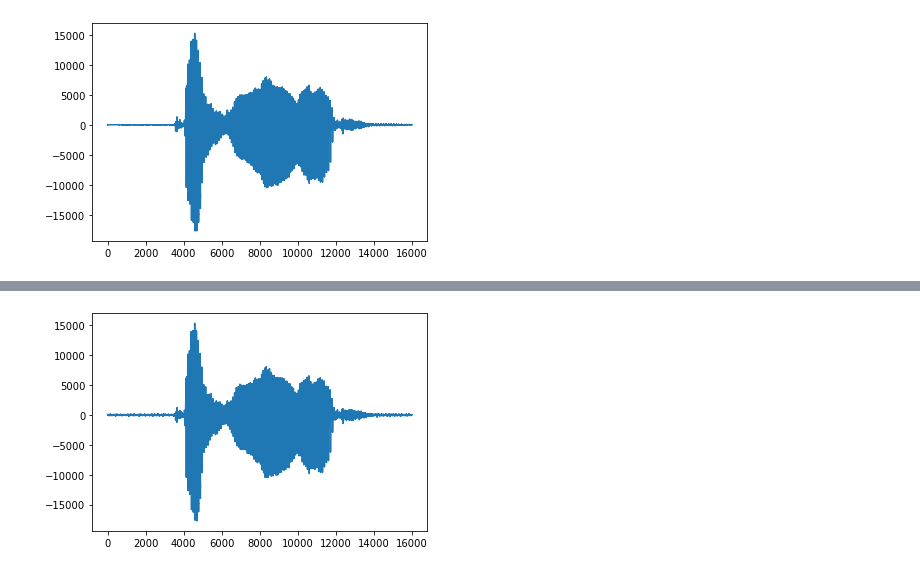
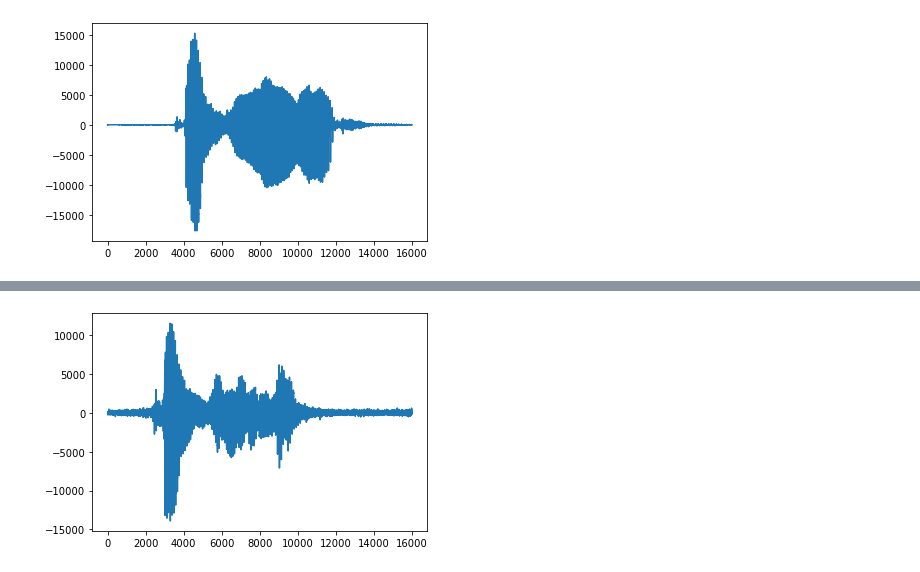
Before and after one commit to fresher96/arabic-speech-commands, a Jupyter notebook: data_augmentation.ipynb, the cells around one changed output, grey strips where cells are left out. Cells and saved outputs as stored; diff of their text form; code cells hidden in the pictures.

```diff
--- a/data_augmentation.ipynb
+++ b/data_augmentation.ipynb
@@ -20,3 +20,9 @@ ipd.Audio(signal, rate=args.signal_sr)
 # %% [output]
 [interactive output not drawn]
 [figure]
+# %%
+time_scaling = TimeScaling(args.scale_min, args.scale_max)
+scaled_signal = time_scaling(signal)
+
+plt.plot(scaled_signal)
+ipd.Audio(scaled_signal, rate=args.signal_sr)
@@ -22,0 +32,6 @@ ipd.Audio(signal, rate=args.signal_sr)
+# %%
+time_shifting = TimeShifting(args.shift_min, args.shift_max)
+shifted_signal = time_shifting(scaled_signal)
+
+plt.plot(shifted_signal)
+ipd.Audio(shifted_signal, rate=args.signal_sr)
@@ -23,13 +41,13 @@ ipd.Audio(signal, rate=args.signal_sr)
 # %%
 bkg_noise_path = os.path.join(args.data_root, 'background_noise')
 noise_files, noise_probability_distribution = get_noise_files(bkg_noise_path, args.signal_sr)
 
 add_noise = AddNoise(noise_files, noise_probability_distribution, args.noise_vol,
                      signal_samples, args.data_root, args.signal_sr)
 
-noisy_signal = add_noise(signal)
+noisy_signal = add_noise(shifted_signal)
 plt.plot(noisy_signal)
 ipd.Audio(noisy_signal, rate=args.signal_sr)
 # %% [output]
 [interactive output not drawn]
-[figure, old version]
+[figure, new version]
```
Also changed, not shown: parts of 4 cells of this notebook.
